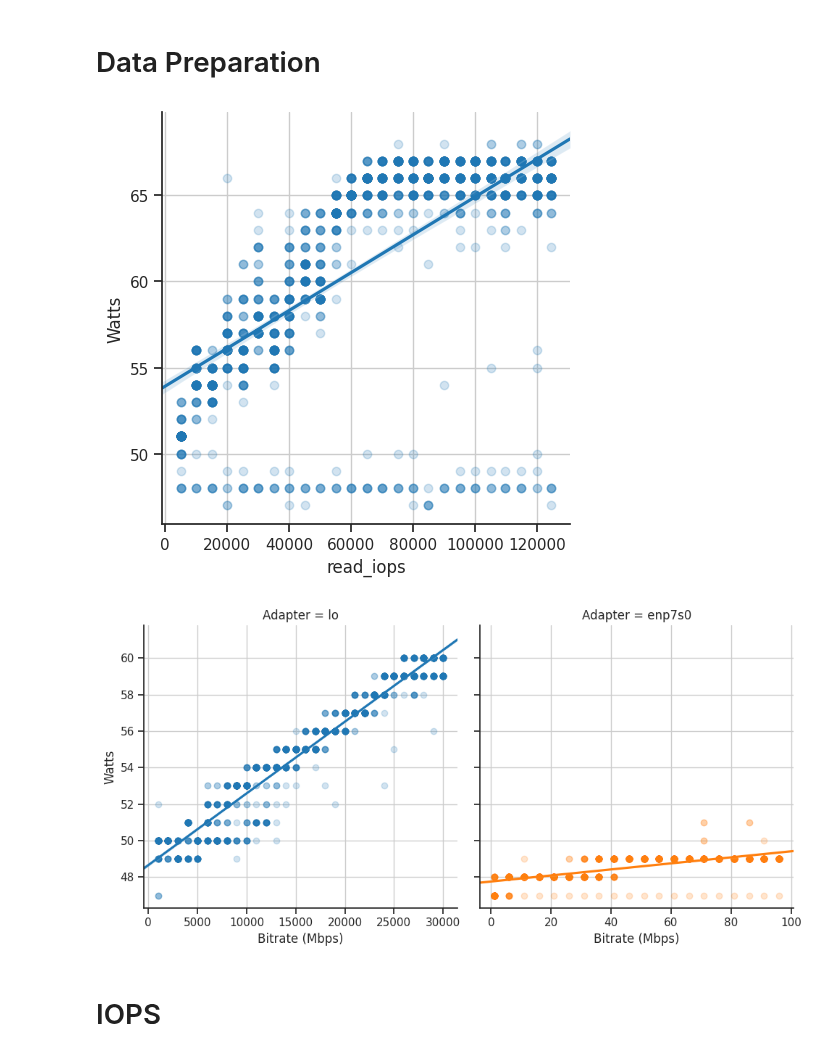
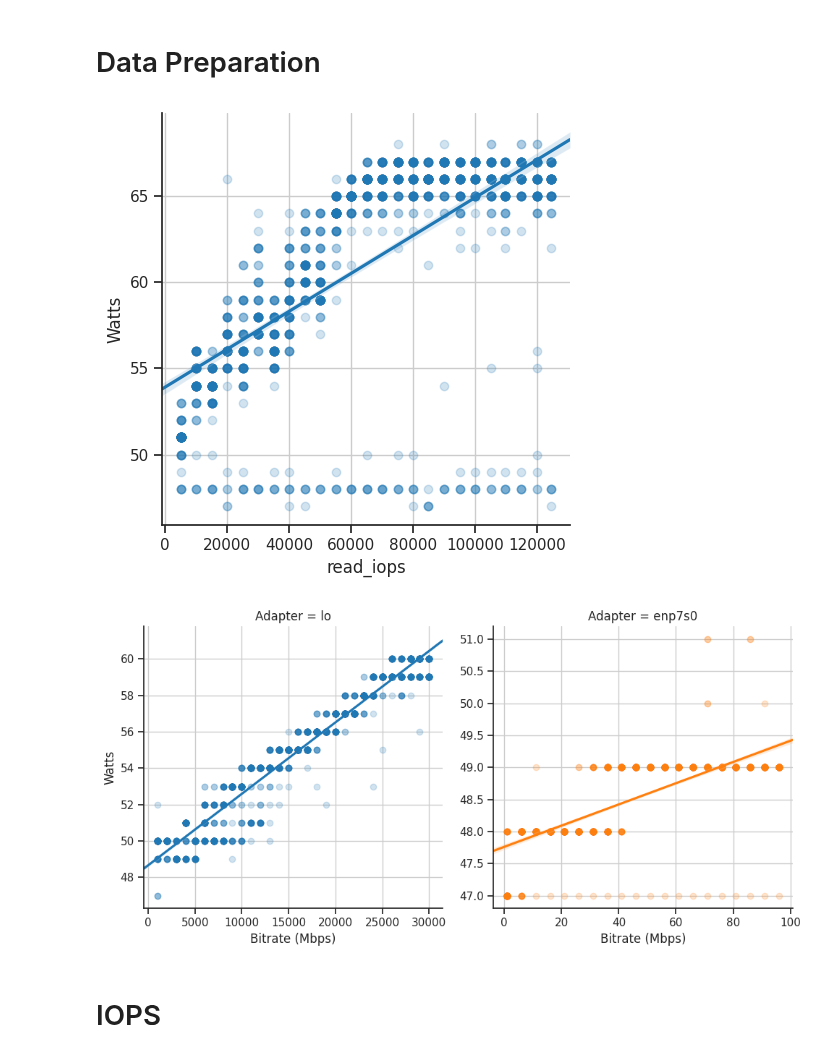
Before and after one commit to twobiers/software-architecture-sustainability-experiment, a Jupyter notebook: results/analysis.ipynb, the cells around one changed output. Drawn from its saved outputs; the diff is of its cells as text; code cells hidden in the pictures.

Commit message:
remove sharey

```diff
--- a/results/analysis.ipynb
+++ b/results/analysis.ipynb
@@ -143,35 +143,35 @@ io_results=io_results.reset_index()[['Watts', 'read_iops']]
 # sns.catplot(
 #     data=io_results, x="read_iops", y="Watts", native_scale=True, zorder=1
 # )
 fg = sns.lmplot(
     data=io_results, x="read_iops", y="Watts", scatter=True, truncate=False, scatter_kws={'alpha': .2}
 )
 plt.show(fg)
 
 
 net_results = pd.read_csv('netbench/netbench-log.csv', sep=',')
 power_metrics = pd.concat([
     fetch_query_range(Q_POWER, start, end).assign(idx=idx) for idx, (start, end) in enumerate(zip(net_results['Start'], net_results['End']), 0)
     ])
 power_metrics.columns.values[0] = "Current"
 power_metrics.columns.values[1] = "Watts"
 power_metrics.columns.values[2] = "Voltage"
 
 net_results = power_metrics.join(net_results, on='idx')
 
 net_results=net_results.reset_index()[['Watts', 'Bitrate', 'Adapter']]
 net_results['Bitrate'] = net_results['Bitrate'].astype(float).div(1000000) # To Mbps
 
 fg = sns.lmplot(
     data=net_results, x="Bitrate", y="Watts", hue="Adapter", col="Adapter", scatter=True, truncate=False, scatter_kws={'alpha': .2},
-    facet_kws=dict(sharex=False, sharey=True),
+    facet_kws=dict(sharex=False, sharey=False),
 )
 fg.axes[0,0].set_xlabel('Bitrate (Mbps)')
 fg.axes[0,1].set_xlabel('Bitrate (Mbps)')
 plt.show(fg)
 # %% [output]
 [figure]
-[figure, old version]
+[figure, new version]
 # %%
 # This is just a try to load everything into a single dataframe.
 # It's not working yet, but I'm going to leave it here for now.
```
